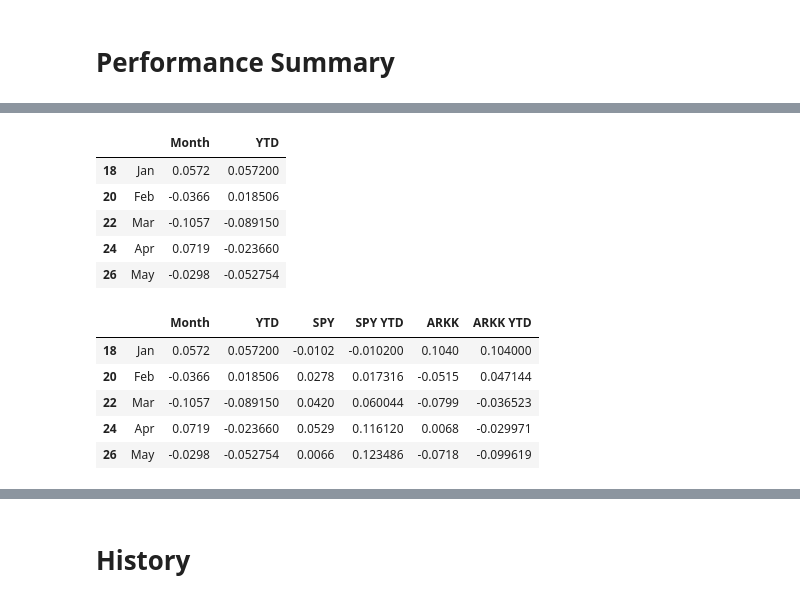
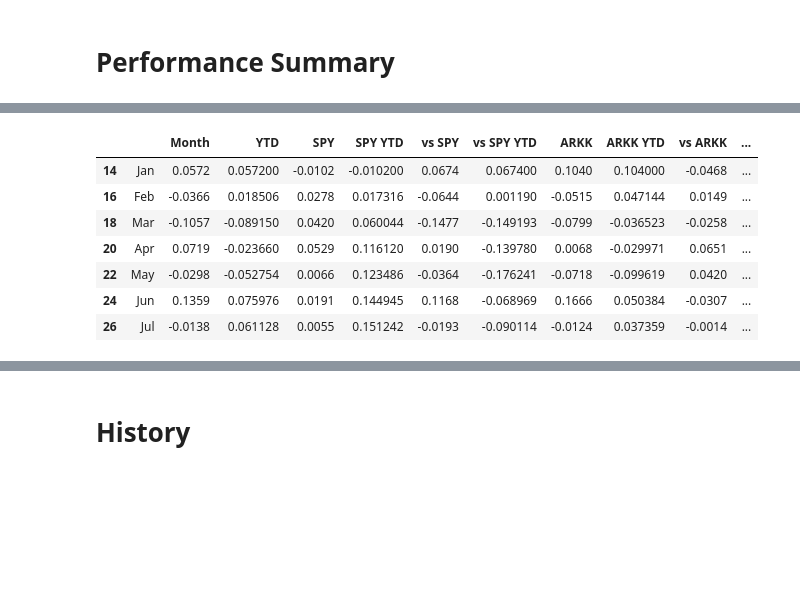
Before and after one commit to stan1eycc/investor-toolbox, a Jupyter notebook: notebooks/ms_parser.ipynb, the cells around one changed output, grey strips where cells are left out. Saved outputs shown, nothing was run; the diff lists cells and outputs as text; code cells hidden in the pictures; blank space fills up the shorter version.

```diff
--- a/notebooks/ms_parser.ipynb
+++ b/notebooks/ms_parser.ipynb
@@ -212,8 +243,10 @@ Timestamp :  09-Jun-2021 (10:50:45.136927)
 # %%
+# div id='ctl00_ctl00_ctl00_BodyRegion_BodyRegion_BodyRegion_content'
+
 # Get hodling details results
-url = '../examples/20210528_FRCBM_Performance.html'
+#bm_url = '../examples/20210701_FRCBM_Performance.html'
 
-df_list = pd.read_html(url)
+df_list = pd.read_html(bm_url)
 
 print(url)
 #print(len(df_list))
@@ -263,12 +296,12 @@ res_df
 # div id='ctl00_ctl00_ctl00_BodyRegion_BodyRegion_BodyRegion_content'
 
 # Read html to dataframe
-url = '../examples/20210528_FRCTD_Performance.html'
+#pf_url = '../examples/20210701_FRC1CS_Performance.html'
 
-df_list = pd.read_html(url)
+df_list = pd.read_html(pf_url)
 
-print(url)
-print(len(df_list))
+#print(pf_url)
+#print(len(df_list))
 
 df = df_list[1]
 df = df.dropna(how='all',axis='columns')
@@ -287,69 +318,64 @@ mon_df
-# %%
-df = mon_df.iloc[[0,2] ,list(mon_df.iloc[0,]).index('Jan'):]
-df = df.T
-df.columns = [' ', 'Month']
-df['Month'] = pd.to_numeric(df['Month']) / 100
-df['YTD'] = ((df['Month'] + 1).cumprod() - 1)
-
-summary_df = df
-summary_df
-# %% [output]
-|  |  | Month | YTD |
-| 18 | Jan | 0.0572 | 0.057200 |
-| 20 | Feb | -0.0366 | 0.018506 |
-| 22 | Mar | -0.1057 | -0.089150 |
-| 24 | Apr | 0.0719 | -0.023660 |
-| 26 | May | -0.0298 | -0.052754 |
 # %%
-bm_1 = 'SPDRÂ® S&P 500 ETF Trust'
-bm_1_t = 'SPY'
+# Build summary dataframe
+df = mon_df.iloc[[0,2] ,list(mon_df.iloc[0,]).index('Jan'):]
+df = df.T
+df.columns = [' ', 'Month']
+df['Month'] = pd.to_numeric(df['Month']) / 100
+df['YTD'] = ((df['Month'] + 1).cumprod() - 1)
+
+summary_df = df
+#summary_df
+
+# Add benchmarks
+#bm_1 = 'SPDRÂ® S&P 500 ETF Trust'
+#bm_1_t = 'SPY'
 #bm_2 = 'ARK Next Generation Internet ETF'
 #bm_2_t = 'ARKW'
-bm_2 = 'ARK Innovation ETF'
-bm_2_t = 'ARKK'
+#bm_2 = 'ARK Innovation ETF'
+#bm_2_t = 'ARKK'
 
 #bm_1
 bm_name = bm_1
 bm_ticker = bm_1_t
 i = list(res_df[1]).index(bm_name)
 df = res_df.iloc[i:i+3,]
 df = df.iloc[[0,1] ,list(df.iloc[0,]).index('Jan'):]
 df = df.T
 df.columns = [' ', 'Month']
 df['Month'] = pd.to_numeric(df['Month'])/100
 df['YTD'] = ((df['Month'] + 1).cumprod() - 1)
 summary_df[bm_ticker] = list(df['Month'])
 summary_df[bm_ticker +' YTD'] = list(df['YTD'])
 
+summary_df['vs ' + bm_ticker] = summary_df['Month'] - summary_df[bm_ticker]
+summary_df['vs ' + bm_ticker +' YTD'] = summary_df['YTD'] - summary_df[bm_ticker +' YTD']
+
+
 #bm_2
 bm_name = bm_2
 bm_ticker = bm_2_t
 i = list(res_df[1]).index(bm_name)
 df = res_df.iloc[i:i+3,]
 df = df.iloc[[0,1] ,list(df.iloc[0,]).index('Jan'):]
 df = df.T
 df.columns = [' ', 'Month']
 df['Month'] = pd.to_numeric(df['Month']) / 100
 df['YTD'] = ((df['Month'] + 1).cumprod() - 1)
 summary_df[bm_ticker] = list(df['Month'])
 summary_df[bm_ticker +' YTD'] = list(df['YTD'])
 
-summary_format = {
-    'Month': '{:,.2%}'.format,
-    'YTD': '{:,.2%}'.format,
-    bm_1_t: '{:,.2%}'.format,
-    bm_1_t+' YTD': '{:,.2%}'.format,
-    bm_2_t: '{:,.2%}'.format,
-    bm_2_t+' YTD': '{:,.2%}'.format
-}
+summary_df['vs ' + bm_ticker] = summary_df['Month'] - summary_df[bm_ticker]
+summary_df['vs ' + bm_ticker +' YTD'] = summary_df['YTD'] - summary_df[bm_ticker +' YTD']
 
 summary_df
 # %% [output]
-|  |  | Month | YTD | SPY | SPY YTD | ARKK | ARKK YTD |
-| 18 | Jan | 0.0572 | 0.057200 | -0.0102 | -0.010200 | 0.1040 | 0.104000 |
-| 20 | Feb | -0.0366 | 0.018506 | 0.0278 | 0.017316 | -0.0515 | 0.047144 |
-| 22 | Mar | -0.1057 | -0.089150 | 0.0420 | 0.060044 | -0.0799 | -0.036523 |
-| 24 | Apr | 0.0719 | -0.023660 | 0.0529 | 0.116120 | 0.0068 | -0.029971 |
-| 26 | May | -0.0298 | -0.052754 | 0.0066 | 0.123486 | -0.0718 | -0.099619 |
+|  |  | Month | YTD | SPY | SPY YTD | vs SPY | vs SPY YTD | ARKK | ARKK YTD | vs ARKK | ... |
+| 14 | Jan | 0.0572 | 0.057200 | -0.0102 | -0.010200 | 0.0674 | 0.067400 | 0.1040 | 0.104000 | -0.0468 | ... |
+| 16 | Feb | -0.0366 | 0.018506 | 0.0278 | 0.017316 | -0.0644 | 0.001190 | -0.0515 | 0.047144 | 0.0149 | ... |
+| 18 | Mar | -0.1057 | -0.089150 | 0.0420 | 0.060044 | -0.1477 | -0.149193 | -0.0799 | -0.036523 | -0.0258 | ... |
+| 20 | Apr | 0.0719 | -0.023660 | 0.0529 | 0.116120 | 0.0190 | -0.139780 | 0.0068 | -0.029971 | 0.0651 | ... |
+| 22 | May | -0.0298 | -0.052754 | 0.0066 | 0.123486 | -0.0364 | -0.176241 | -0.0718 | -0.099619 | 0.0420 | ... |
+| 24 | Jun | 0.1359 | 0.075976 | 0.0191 | 0.144945 | 0.1168 | -0.068969 | 0.1666 | 0.050384 | -0.0307 | ... |
+| 26 | Jul | -0.0138 | 0.061128 | 0.0055 | 0.151242 | -0.0193 | -0.090114 | -0.0124 | 0.037359 | -0.0014 | ... |
 # %%
 # Print results
```
Also changed, not shown: parts of 7 cells of this notebook.
